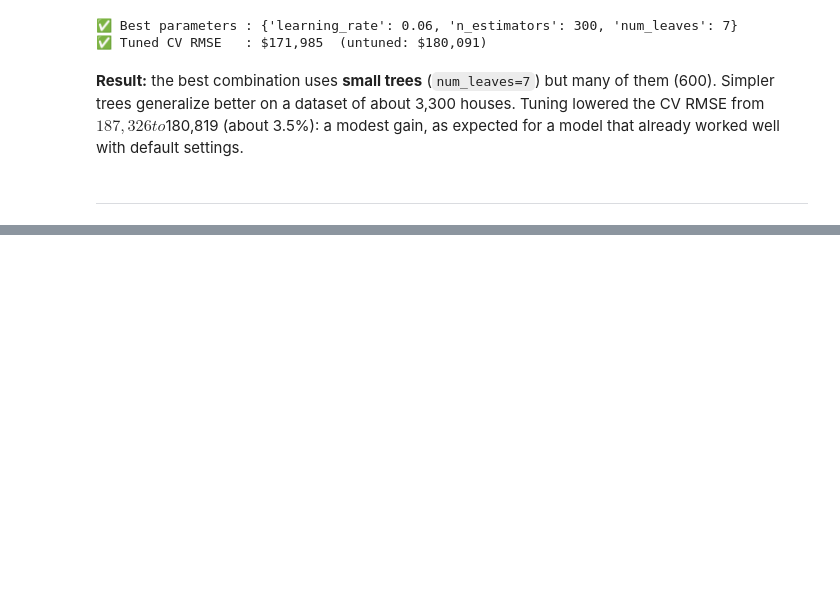
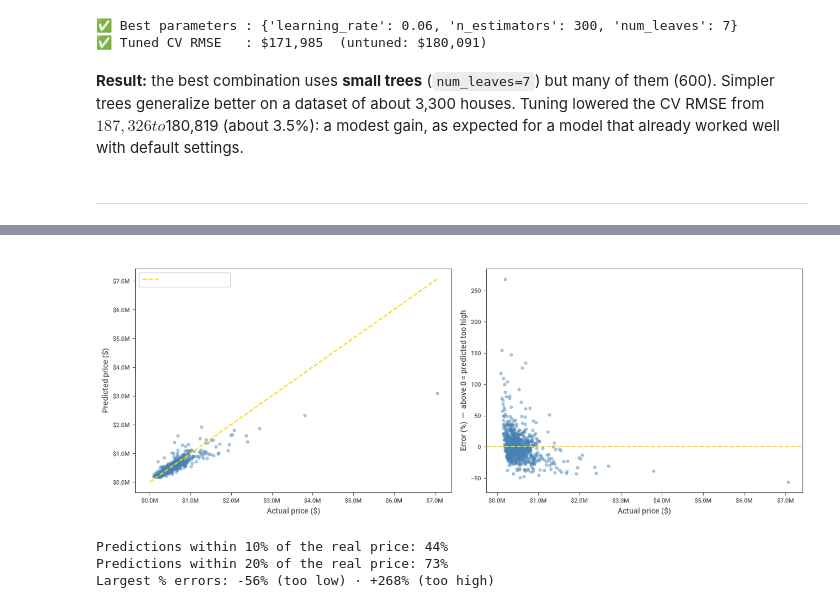
Before and after one commit to MaykInvest/House_Prices_Prediction, a Jupyter notebook: project.ipynb, the cells around one changed output, grey strips where cells are left out. Saved outputs shown, nothing was run; the diff lists cells and outputs as text; code cells hidden in the pictures; blank space fills up the shorter version.

```diff
--- a/project.ipynb
+++ b/project.ipynb
@@ -603,3 +605,22 @@ The tuned model is now evaluated **once** on the houses it has never seen. The t
 - **RMSE:** like MAE, but large misses count more
 - **R²:** share of the price variation the model explains (1.0 = perfect)
 - **MAPE:** average error as a percentage of the real price
+# %%
+y_pred = best_model.predict(X_test)   # trained on log(price), so predictions are always positive
+
+mae_test  = mean_absolute_error(y_test, y_pred)
+rmse_test = root_mean_squared_error(y_test, y_pred)
+r2_test   = r2_score(y_test, y_pred)
+mape_test = np.mean(np.abs(y_test - y_pred) / y_test)
+
+print(f"Evaluating on {len(y_test)} unseen houses")
+print("=" * 40)
+print("📋 FINAL TEST METRICS")
+print("=" * 40)
+print(f"{'MAE':<6} | ${mae_test:>12,.0f}")
+print(f"{'RMSE':<6} | ${rmse_test:>12,.0f}")
+print(f"{'R²':<6} | {r2_test:>13.3f}")
+print(f"{'MAPE':<6} | {mape_test:>13.1%}")
+print("=" * 40)
+print(f"Predicted prices: ${y_pred.min():,.0f} — ${y_pred.max():,.0f}")
+print(f"Actual prices   : ${y_test.min():,.0f} — ${y_test.max():,.0f}")
@@ -605,0 +647,37 @@ The tuned model is now evaluated **once** on the houses it has never seen. The t
+# %%
+fig, axes = plt.subplots(1, 2, figsize=(13, 5))
+
+# Left: predicted vs. actual — points on the dashed line are perfect predictions
+axes[0].scatter(y_test, y_pred, alpha=0.4, s=12, color='steelblue')
+limit = max(y_test.max(), y_pred.max())
+axes[0].plot([0, limit], [0, limit], color='gold', linestyle='--', label='Perfect prediction')
+axes[0].set_title('Predicted vs. actual price (test set)')
+axes[0].set_xlabel('Actual price ($)')
+axes[0].set_ylabel('Predicted price ($)')
+axes[0].legend()
+
+# Right: error as a % of the real price — above 0 = predicted too high
+pct_error = (y_pred - y_test) / y_test * 100
+axes[1].scatter(y_test, pct_error, alpha=0.4, s=12, color='steelblue')
+axes[1].axhline(0, color='gold', linestyle='--')
+axes[1].set_title('Error by price (% of the real price)')
+axes[1].set_xlabel('Actual price ($)')
+axes[1].set_ylabel('Error (%)  —  above 0 = predicted too high')
+
+for ax in axes:
+    ax.xaxis.set_major_formatter(plt.FuncFormatter(lambda v, _: f'${v/1e6:.1f}M'))
+axes[0].yaxis.set_major_formatter(plt.FuncFormatter(lambda v, _: f'${v/1e6:.1f}M'))
+
+plt.tight_layout()
+plt.show()
+
+within_10 = (np.abs(pct_error) <= 10).mean()
+within_20 = (np.abs(pct_error) <= 20).mean()
+print(f"Predictions within 10% of the real price: {within_10:.0%}")
+print(f"Predictions within 20% of the real price: {within_20:.0%}")
+print(f"Largest % errors: {pct_error.min():.0f}% (too low) · {pct_error.max():+.0f}% (too high)")
+# %% [output]
+[figure, added]
+Predictions within 10% of the real price: 44%
+Predictions within 20% of the real price: 73%
+Largest % errors: -56% (too low) · +268% (too high)
```
Also changed, not shown: parts of 19 cells of this notebook, 2 other files.
